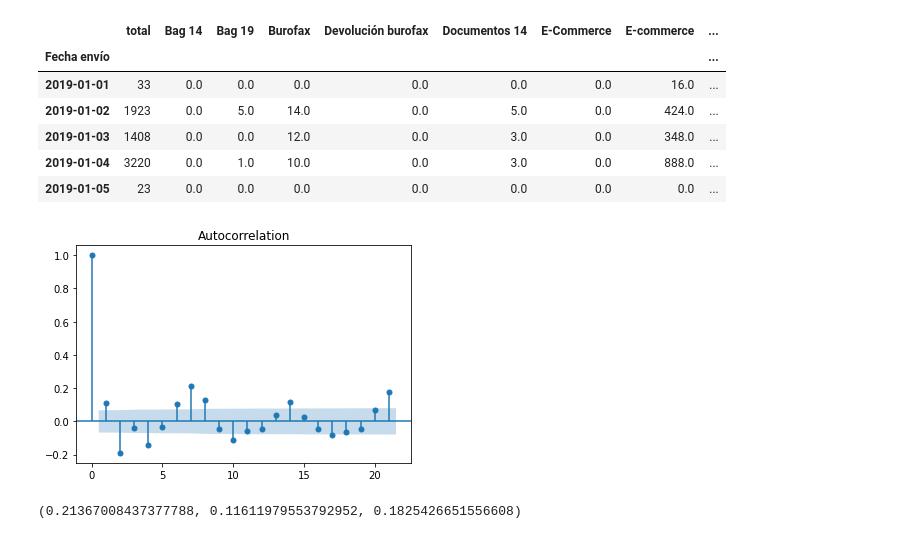
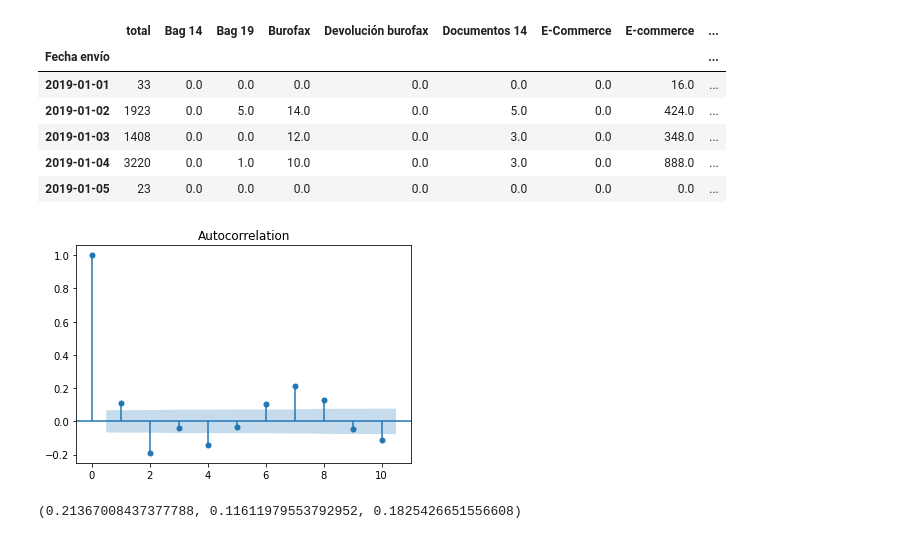
Before and after one commit to toniet/TFG, a Jupyter notebook: 1_CargaDataEnvios.ipynb, the cells around one changed output. Saved outputs shown, nothing was run; the diff lists cells and outputs as text; code cells hidden in the pictures.

```diff
--- a/1_CargaDataEnvios.ipynb
+++ b/1_CargaDataEnvios.ipynb
@@ -34,6 +34,6 @@ Index(['Unnamed: 0', 'Fecha envío', 'Número envío', 'Id. Fiscal',
        'Total', 'Estado', 'Tipo anomalía', 'Motivo', 'Importe Total'],
       dtype='object')
 # %%
-df = df.iloc[:, [1,5,12,14,15,16]]
+df = df.iloc[:, [1,5,16]]
 df.head()
 # %% [output]
@@ -140,9 +140,9 @@ array(['Económico', 'Marítimo baleares', 'E-commerce', 'Urgente 12',
        'Urgente funchal', 'Express paquetes', 'E-Commerce', 'Plan ayuda',
        'Ecobox 25', 'Retorno burofax'], dtype=object)
 # %%
-train = df[['Fecha envío','Código servicio','Franquicia origen','Código postal','dayofweek']]
+train = df[['Fecha envío','Código servicio','dayofweek']]
 train.reset_index(inplace=True)
-train = train[['Fecha envío','Código servicio','Franquicia origen','Código postal','dayofweek']]
+train = train[['Fecha envío','Código servicio','dayofweek']]
 train['total'] = 1
 # %%
 train.head()
@@ -156,6 +156,3 @@ train.head()
-# %%
-train['Franquicia origen'] = train['Franquicia origen'].apply(str)
-train['Código postal'] = train['Código postal'].apply(str)
 # %%
 encoder = OneHotEncoder(handle_unknown='ignore')
 enc = train[['Código servicio']]
@@ -199,7 +196,7 @@ train = pd.concat([train,encoded_df], axis=1)
 # %%
 #train = pd.concat([train,encoded_df], axis=1)
 # %%
-train.drop(columns=['Código servicio','Franquicia origen','Código postal','dayofweek'], inplace=True)
+train.drop(columns=['Código servicio','dayofweek'], inplace=True)
 # %%
 train = train.groupby(['Fecha envío']).sum()
 # %%
@@ -271,10 +268,10 @@ train = train.drop(labels=['Saturday','Sunday'], axis=1)
 train.to_pickle('./data/df_Envios')
 # %%
 from statsmodels.graphics.tsaplots import plot_acf
-fig = plot_acf(train['total'], lags=21, alpha=0.05)
+fig = plot_acf(train['total'], lags=10, alpha=0.05)
 fig.show()
 # %% [output]
-[figure, old version]
+[figure, new version]
 # %%
 train['total'].autocorr(lag=7), train['total'].autocorr(lag=14), train['total'].autocorr(lag=21)
 # %% [output]
```
Also changed, not shown: parts of 4 cells of this notebook, 2 other files.
